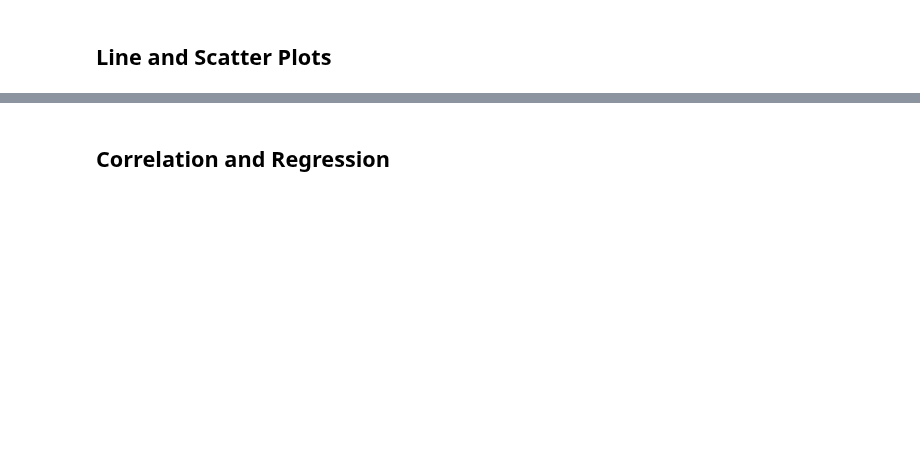
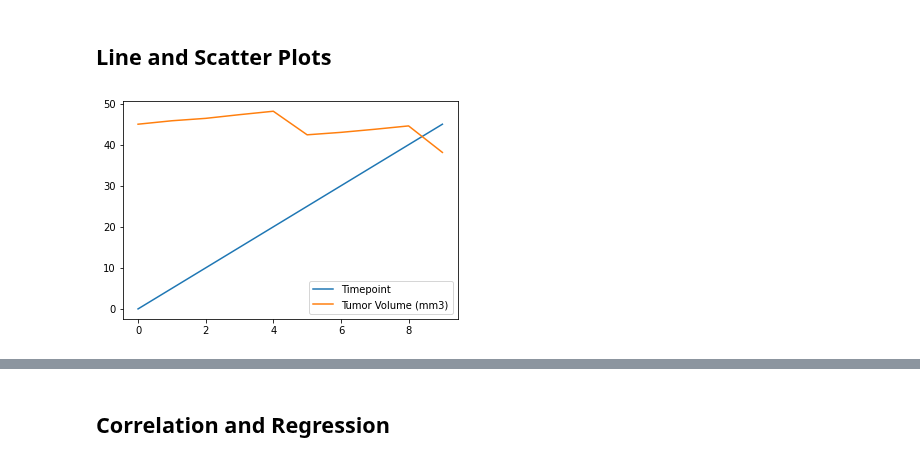
Before and after one commit to Yazz-01/Matplotlib_Pharma_Challenge, a Jupyter notebook: main_pharma.ipynb, the cells around one changed output, grey strips where cells are left out. Drawn from its saved outputs; the diff is of its cells as text; code cells hidden in the pictures; blank space fills up the shorter version.

```diff
--- a/main_pharma.ipynb
+++ b/main_pharma.ipynb
@@ -368,4 +337,22 @@ KeyError: 'Drug Regimen'
 # Generate a box plot of the final tumor volume of each mouse across four regimens of interest
 # %% [markdown]
 ## Line and Scatter Plots
+# %%
+# Generate a line plot of time point versus tumor volume for a mouse treated with Capomulin
+time_tumor = clean_study_df[clean_study_df["Mouse ID"].isin(["j119"])]
+time_tumor
+
+time_tumor_df = final_tumor_vol
+[["Mouse ID", "Timepoint", "Tumor Volume (mm3)"]]
+time_tumor_df
+
+line_plot = time_tumor_df.reset_index()
+line_plot
+
+line_plot_graph = line_plot[["Mouse ID", "Timepoint", "Tumor Volume (mm3)"]]
+line_plot_graph
+
+lines = line_plot_graph.plot.line()
+# %% [output]
+[figure, added]
 # %%
```
Also changed, not shown: parts of 18 cells of this notebook.
